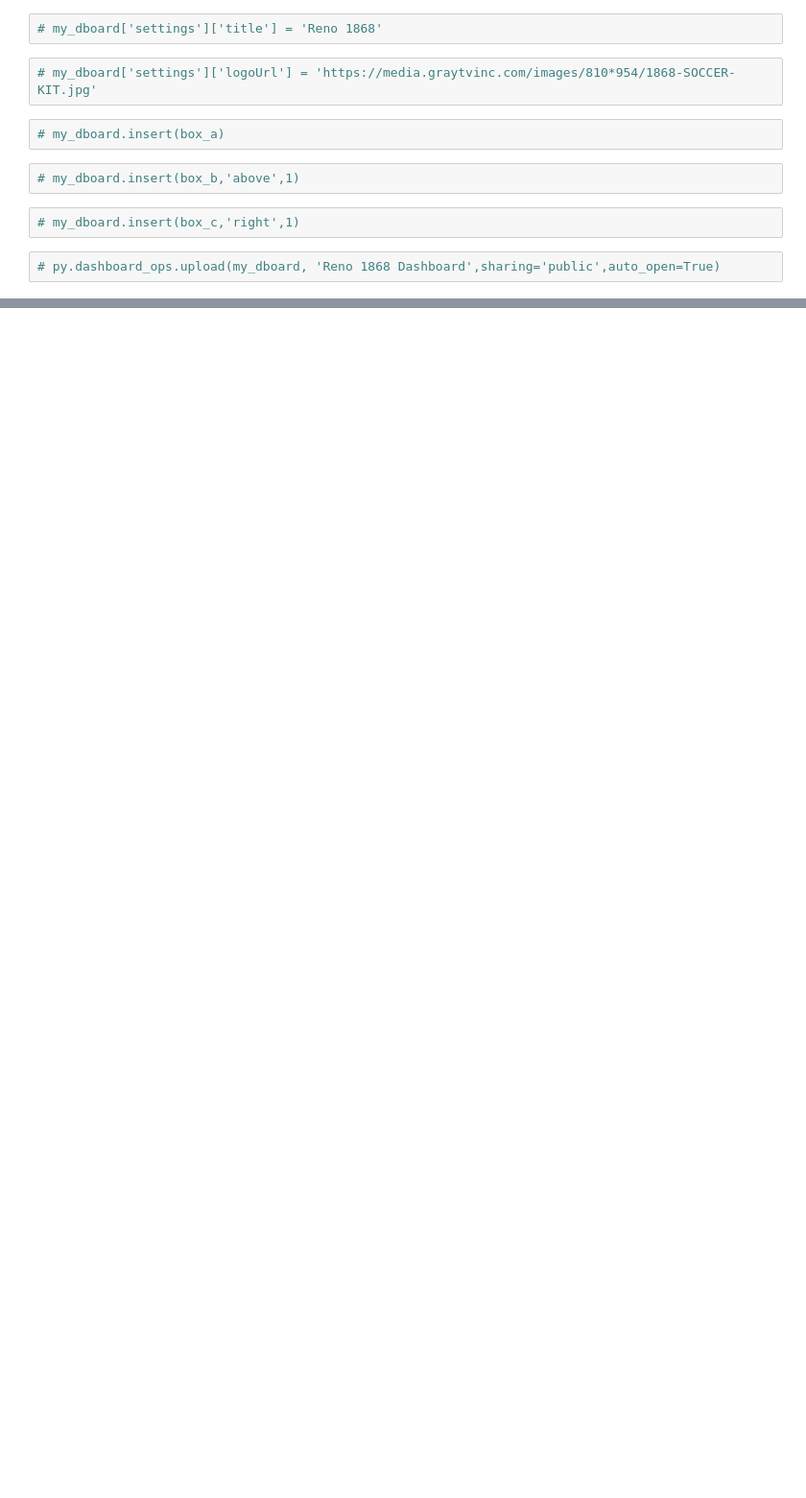
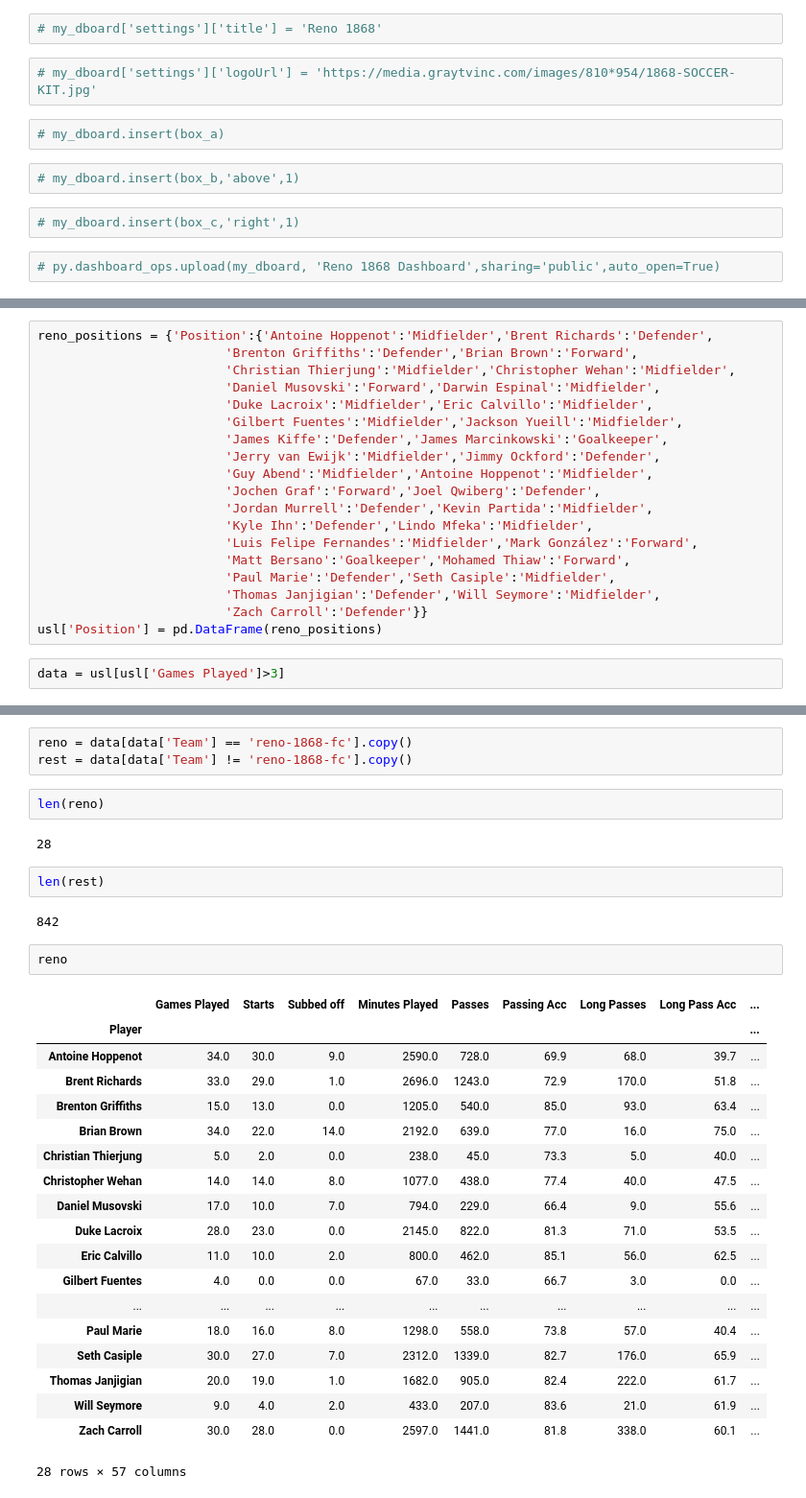
Before and after one commit to justingill/Data-Portfolio, a Jupyter notebook: USL_Scraper.ipynb, the cells around one changed output, grey strips where cells are left out. Shown at 96% size. Cells and saved outputs as stored; diff of their text form; blank space fills up the shorter version.

```diff
--- a/USL_Scraper.ipynb
+++ b/USL_Scraper.ipynb
@@ -670,0 +503,21 @@ We are done now! We have learned so much about Reno 1868 and their opposition.
+# %%
+reno_positions = {'Position':{'Antoine Hoppenot':'Midfielder','Brent Richards':'Defender',
+                         'Brenton Griffiths':'Defender','Brian Brown':'Forward',
+                         'Christian Thierjung':'Midfielder','Christopher Wehan':'Midfielder',
+                         'Daniel Musovski':'Forward','Darwin Espinal':'Midfielder',
+                         'Duke Lacroix':'Midfielder','Eric Calvillo':'Midfielder',
+                         'Gilbert Fuentes':'Midfielder','Jackson Yueill':'Midfielder',
+                         'James Kiffe':'Defender','James Marcinkowski':'Goalkeeper',
+                         'Jerry van Ewijk':'Midfielder','Jimmy Ockford':'Defender',
+                         'Guy Abend':'Midfielder','Antoine Hoppenot':'Midfielder',
+                         'Jochen Graf':'Forward','Joel Qwiberg':'Defender',
+                         'Jordan Murrell':'Defender','Kevin Partida':'Midfielder',
+                         'Kyle Ihn':'Defender','Lindo Mfeka':'Midfielder',
+                         'Luis Felipe Fernandes':'Midfielder','Mark González':'Forward',
+                         'Matt Bersano':'Goalkeeper','Mohamed Thiaw':'Forward',
+                         'Paul Marie':'Defender','Seth Casiple':'Midfielder',
+                         'Thomas Janjigian':'Defender','Will Seymore':'Midfielder',
+                         'Zach Carroll':'Defender'}}
+usl['Position'] = pd.DataFrame(reno_positions)
+# %%
+data = usl[usl['Games Played']>3]
@@ -670,0 +535,33 @@ We are done now! We have learned so much about Reno 1868 and their opposition.
+# %%
+reno = data[data['Team'] == 'reno-1868-fc'].copy()
+rest = data[data['Team'] != 'reno-1868-fc'].copy()
+# %%
+len(reno)
+# %% [output]
+28
+# %%
+len(rest)
+# %% [output]
+842
+# %%
+reno
+# %% [output]
+|  | Games Played | Starts | Subbed off | Minutes Played | Passes | Passing Acc | Long Passes | Long Pass Acc | ... |
+| Player |  |  |  |  |  |  |  |  | ... |
+| Antoine Hoppenot | 34.0 | 30.0 | 9.0 | 2590.0 | 728.0 | 69.9 | 68.0 | 39.7 | ... |
+| Brent Richards | 33.0 | 29.0 | 1.0 | 2696.0 | 1243.0 | 72.9 | 170.0 | 51.8 | ... |
+| Brenton Griffiths | 15.0 | 13.0 | 0.0 | 1205.0 | 540.0 | 85.0 | 93.0 | 63.4 | ... |
+| Brian Brown | 34.0 | 22.0 | 14.0 | 2192.0 | 639.0 | 77.0 | 16.0 | 75.0 | ... |
+| Christian Thierjung | 5.0 | 2.0 | 0.0 | 238.0 | 45.0 | 73.3 | 5.0 | 40.0 | ... |
+| Christopher Wehan | 14.0 | 14.0 | 8.0 | 1077.0 | 438.0 | 77.4 | 40.0 | 47.5 | ... |
+| Daniel Musovski | 17.0 | 10.0 | 7.0 | 794.0 | 229.0 | 66.4 | 9.0 | 55.6 | ... |
+| Duke Lacroix | 28.0 | 23.0 | 0.0 | 2145.0 | 822.0 | 81.3 | 71.0 | 53.5 | ... |
+| Eric Calvillo | 11.0 | 10.0 | 2.0 | 800.0 | 462.0 | 85.1 | 56.0 | 62.5 | ... |
+| Gilbert Fuentes | 4.0 | 0.0 | 0.0 | 67.0 | 33.0 | 66.7 | 3.0 | 0.0 | ... |
+| ... | ... | ... | ... | ... | ... | ... | ... | ... | ... |
+| Paul Marie | 18.0 | 16.0 | 8.0 | 1298.0 | 558.0 | 73.8 | 57.0 | 40.4 | ... |
+| Seth Casiple | 30.0 | 27.0 | 7.0 | 2312.0 | 1339.0 | 82.7 | 176.0 | 65.9 | ... |
+| Thomas Janjigian | 20.0 | 19.0 | 1.0 | 1682.0 | 905.0 | 82.4 | 222.0 | 61.7 | ... |
+| Will Seymore | 9.0 | 4.0 | 2.0 | 433.0 | 207.0 | 83.6 | 21.0 | 61.9 | ... |
+| Zach Carroll | 30.0 | 28.0 | 0.0 | 2597.0 | 1441.0 | 81.8 | 338.0 | 60.1 | ... |
+28 rows × 57 columns
```
Also changed, not shown: parts of 50 cells of this notebook.
